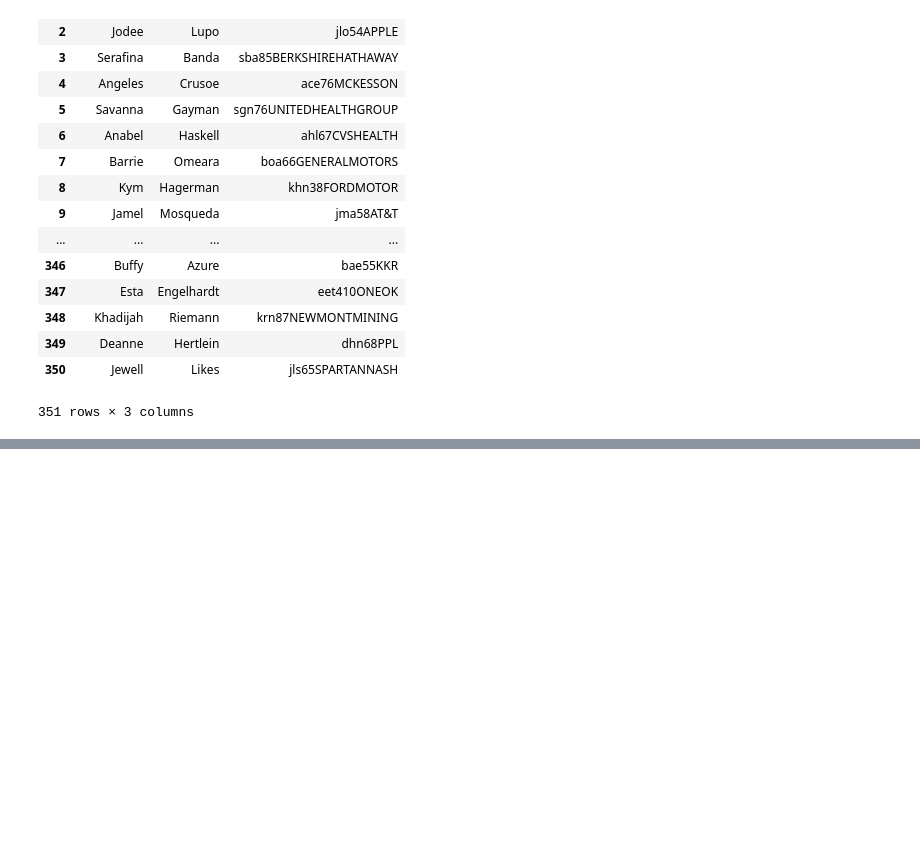
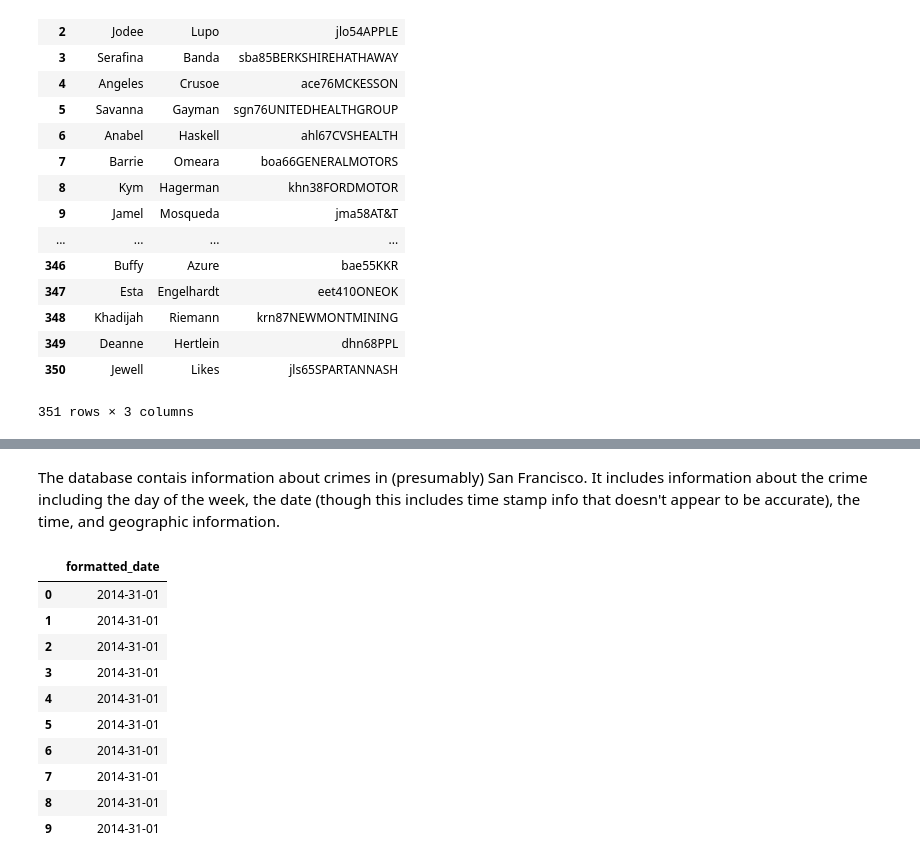
Before and after one commit to rebeccaebarnes/SQL-Practice, a Jupyter notebook: sql_practice.ipynb, the cells around one changed output, grey strips where cells are left out. Cells and saved outputs as stored; diff of their text form; code cells hidden in the pictures; blank space fills up the shorter version.

```diff
--- a/sql_practice.ipynb
+++ b/sql_practice.ipynb
@@ -3702,0 +3747,22 @@ sql_query('WITH t1 AS ( \
+# %% [markdown]
+The database contais information about crimes in (presumably) San Francisco. It includes information about the crime including the day of the week, the date (though this includes time stamp info that doesn't appear to be accurate), the time, and geographic information.
+# %%
+# 2. Write a query to change the date to SQL date format
+query_syntax = 'SELECT SUBSTR(date, INSTR(date, "/") + 4, 4) || "-" || \
+                       SUBSTR(date, INSTR(date, "/") + 1, 2) || "-" || \
+                       SUBSTR(date, 1, INSTR(date, "/") -1) formatted_date \
+                FROM sf_crime \
+                LIMIT 10;'
+pd.read_sql(query_syntax, sf_crime_engine)
+# %% [output]
+|  | formatted_date |
+| 0 | 2014-31-01 |
+| 1 | 2014-31-01 |
+| 2 | 2014-31-01 |
+| 3 | 2014-31-01 |
+| 4 | 2014-31-01 |
+| 5 | 2014-31-01 |
+| 6 | 2014-31-01 |
+| 7 | 2014-31-01 |
+| 8 | 2014-31-01 |
+| 9 | 2014-31-01 |
```
Also changed, not shown: parts of 17 cells of this notebook.
